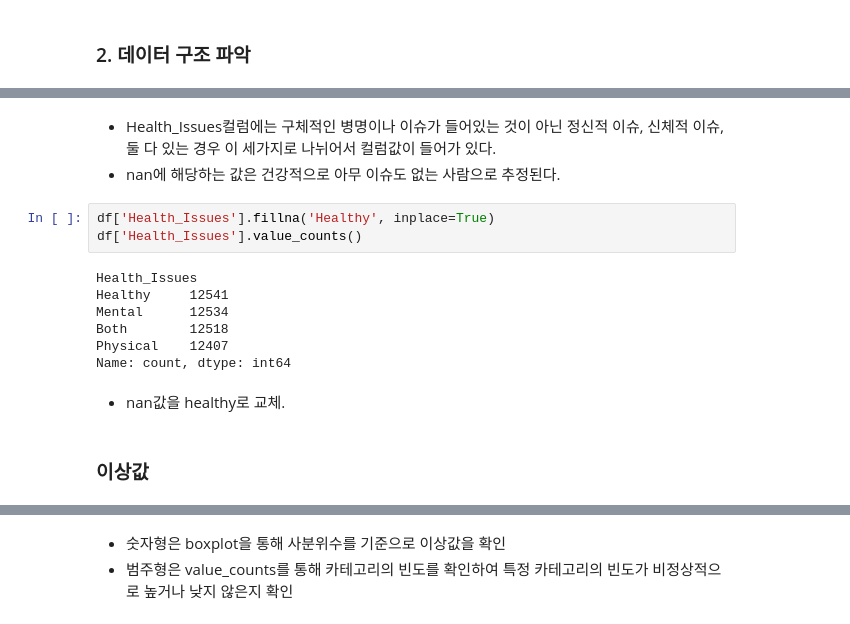
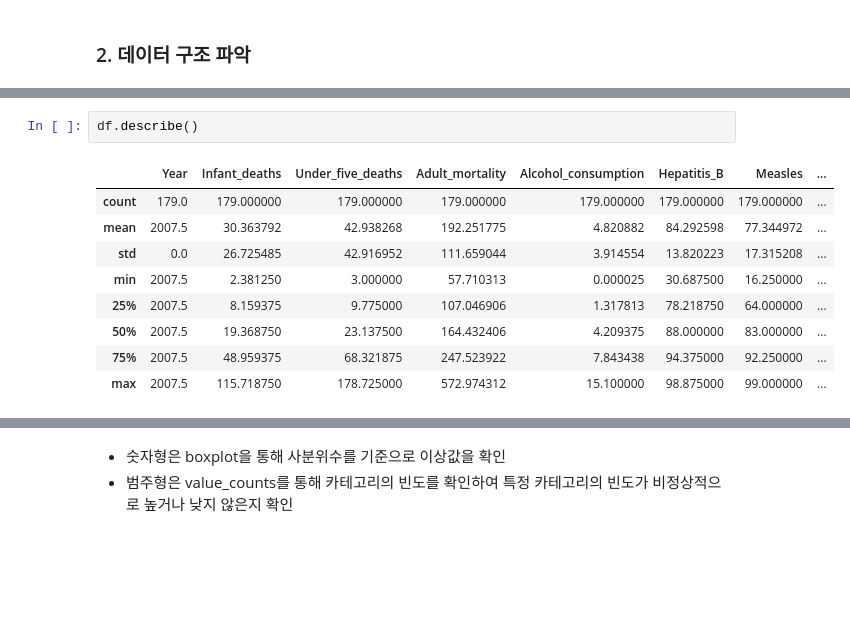
Before and after one commit to Encore-SKN-9/eda_5team, a Jupyter notebook: preprocessing.ipynb, the cells around one changed output, grey strips where cells are left out. Cells and saved outputs as stored; diff of their text form; blank space fills up the shorter version.

```diff
--- a/preprocessing.ipynb
+++ b/preprocessing.ipynb
@@ -127,17 +51,12 @@ Name: count, dtype: int64
-# %% [markdown]
-* Health_Issues컬럼에는 구체적인 병명이나 이슈가 들어있는 것이 아닌 정신적 이슈, 신체적 이슈, 둘 다 있는 경우 이 세가지로 나뉘어서 컬럼값이 들어가 있다.
-* nan에 해당하는 값은 건강적으로 아무 이슈도 없는 사람으로 추정된다.
-# %%
-df['Health_Issues'].fillna('Healthy', inplace=True)
-df['Health_Issues'].value_counts()
-# %% [output]
-Health_Issues
-Healthy     12541
-Mental      12534
-Both        12518
-Physical    12407
-Name: count, dtype: int64
-# %% [markdown]
-* nan값을 healthy로 교체.
-# %% [markdown]
-### 이상값
+# %%
+df.describe()
+# %% [output]
+|  | Year | Infant_deaths | Under_five_deaths | Adult_mortality | Alcohol_consumption | Hepatitis_B | Measles | ... |
+| count | 179.0 | 179.000000 | 179.000000 | 179.000000 | 179.000000 | 179.000000 | 179.000000 | ... |
+| mean | 2007.5 | 30.363792 | 42.938268 | 192.251775 | 4.820882 | 84.292598 | 77.344972 | ... |
+| std | 0.0 | 26.725485 | 42.916952 | 111.659044 | 3.914554 | 13.820223 | 17.315208 | ... |
+| min | 2007.5 | 2.381250 | 3.000000 | 57.710313 | 0.000025 | 30.687500 | 16.250000 | ... |
+| 25% | 2007.5 | 8.159375 | 9.775000 | 107.046906 | 1.317813 | 78.218750 | 64.000000 | ... |
+| 50% | 2007.5 | 19.368750 | 23.137500 | 164.432406 | 4.209375 | 88.000000 | 83.000000 | ... |
+| 75% | 2007.5 | 48.959375 | 68.321875 | 247.523922 | 7.843438 | 94.375000 | 92.250000 | ... |
+| max | 2007.5 | 115.718750 | 178.725000 | 572.974312 | 15.100000 | 98.875000 | 99.000000 | ... |
```
Also changed, not shown: parts of 23 cells of this notebook, 2 other files.
